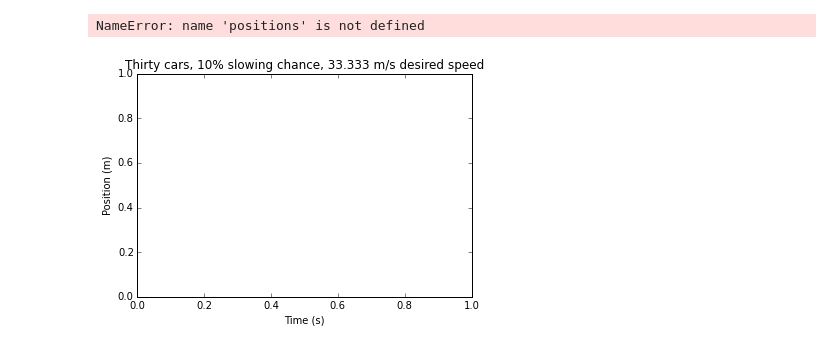
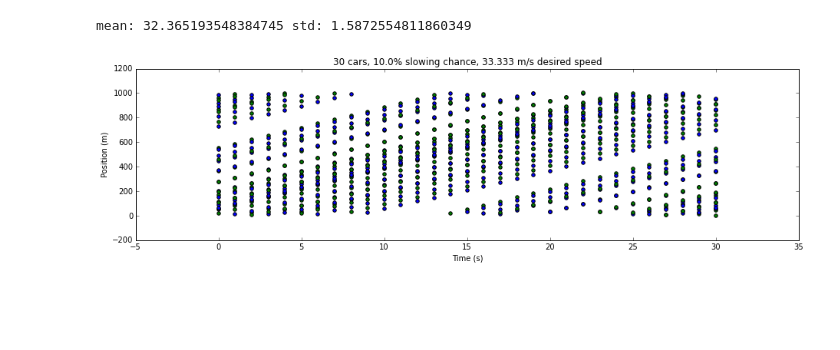
Before and after one commit to tiyd-python-2015-05/traffic-simulation, a Jupyter notebook: Traffic_Sim_Testing-r4.ipynb, the cells around one changed output. Saved outputs shown, nothing was run; the diff lists cells and outputs as text; code cells hidden in the pictures; blank space fills up the shorter version.

```diff
--- a/Traffic_Sim_Testing-r4.ipynb
+++ b/Traffic_Sim_Testing-r4.ipynb
@@ -15,6 +15,4 @@ def make_cars(num=10, slowing_chance=0.1, desired_speed=33.333):
         car = Car(road, position=i*33, slowing_chance=0.1, desired_speed=desired_speed) # reverse order required here...
         cars.append(car)
     return cars
-# %%
-cars = make_cars(30)
 # %%
@@ -43 +39,6 @@ cars = make_cars(30, slowing_chance=0.1, desired_speed=33.333)
+# %%
+n = 30
+sc = 0.1
+ds = 33.333
+cars = make_cars(n, slowing_chance=sc, desired_speed=ds)
 # %%
@@ -48,5 +66,5 @@ TeleportationError: id:40 x:298.0 s:6.0 is attempting to pass through id:39 x:30
 # %%
-plot_sim('Thirty cars, 10% slowing chance, 33.333 m/s desired speed')
+plot_sim('{} cars, {}% slowing chance, {} m/s desired speed'.format(n, sc*100, ds))
 # %% [output]
-NameError: name 'positions' is not defined
+mean: 32.365193548384745 std: 1.5872554811860349
-[figure, old version]
+[figure, new version]
```
Also changed, not shown: parts of 3 cells of this notebook, 2 other files.
